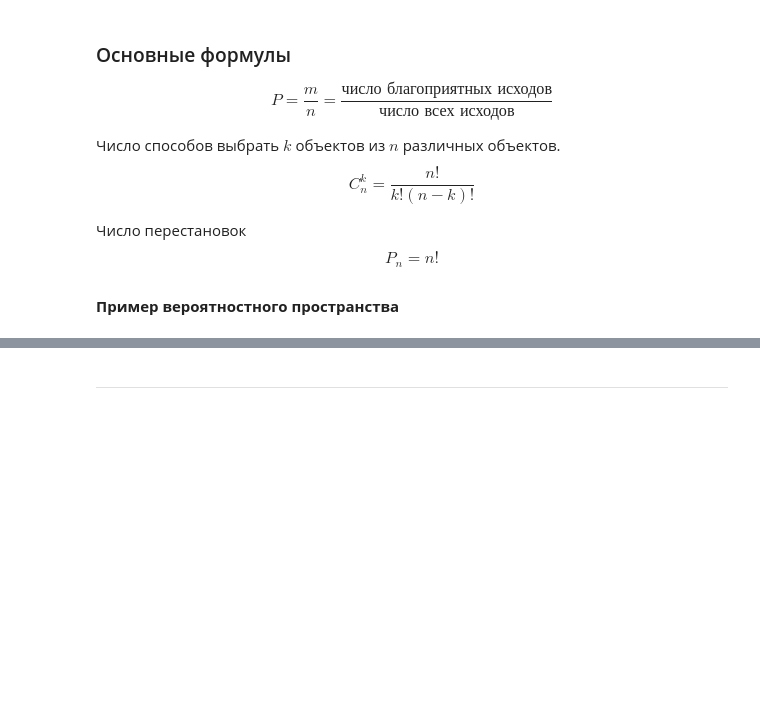
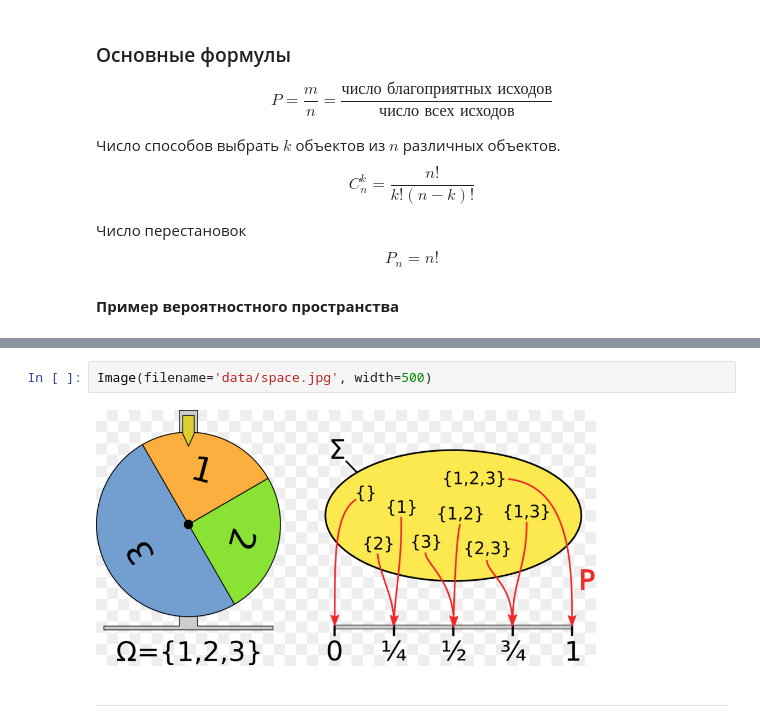
Before and after one commit to mathmechterver/terver2020, a Jupyter notebook: prac01/Practice1.ipynb, the cells around one changed output, grey strips where cells are left out. Cells and saved outputs as stored; diff of their text form; blank space fills up the shorter version.

```diff
--- a/prac01/Practice1.ipynb
+++ b/prac01/Practice1.ipynb
@@ -19,3 +20,7 @@ $$P_n = n!$$
+# %%
+Image(filename='data/space.jpg', width=500)
+# %% [output]
+[figure, added]
 # %% [markdown]
 --------------
 # %% [markdown]
```
Also changed, not shown: parts of 3 cells of this notebook, 2 other files.
